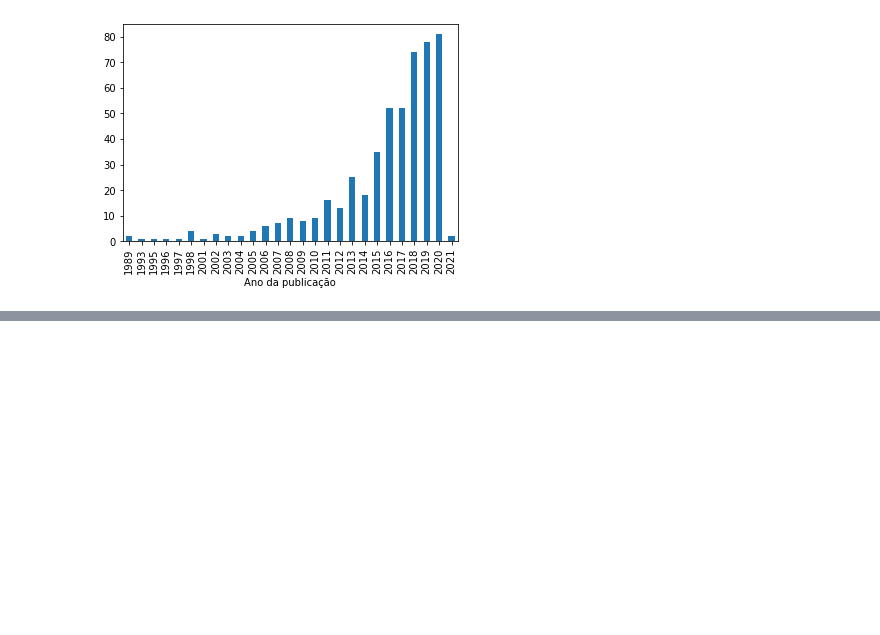
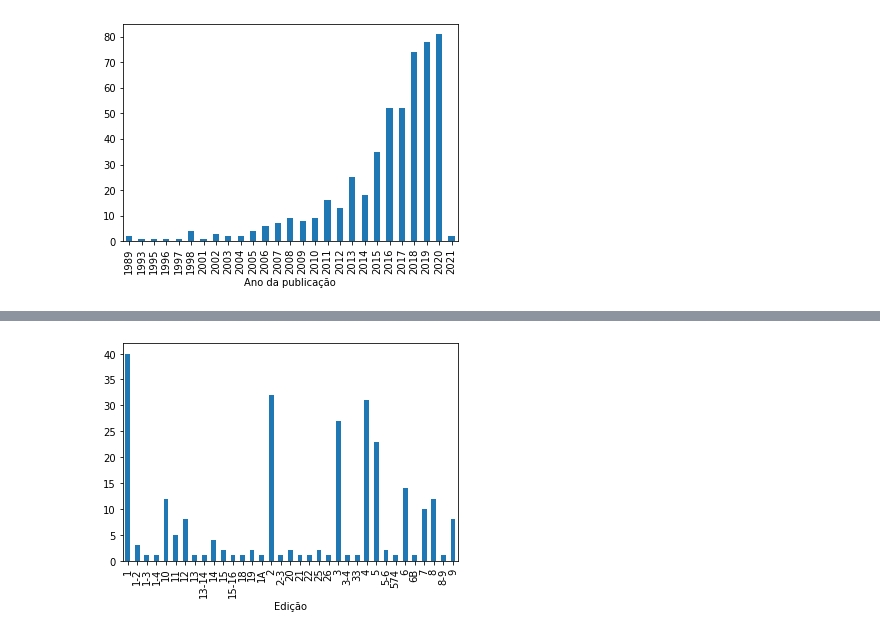
Before and after one commit to azunig/br-microalgal-p1, a Jupyter notebook: code/main_1.ipynb, the cells around one changed output, grey strips where cells are left out. Saved outputs shown, nothing was run; the diff lists cells and outputs as text; code cells hidden in the pictures; blank space fills up the shorter version.

Commit message:
v001
main2.. all info first step.

```diff
--- a/code/main_1.ipynb
+++ b/code/main_1.ipynb
@@ -4,3 +10,6 @@ import matplotlib.pyplot as plt
 # %%
-df = pd.read_csv('~/github/br-microalgal-p1/data/d_1.csv', sep=';')
+url = '~/github/br-microalgal-p1/data/'
+# %%
+df_data1 = pd.read_csv(url+'d_1.csv', sep=';')
+df_data2 = pd.read_csv(url+'ref_1.csv', sep=';')
 # %%
@@ -20,3 +37,8 @@ df.groupby('Ano da publicação')['Título'].nunique().plot(kind='bar')
 plt.show()
 # %% [output]
 [figure]
+# %%
+new_data_1 = pd.melt(df_data1, id_vars=['Título','Autores','Autorias compartilhadas', 'Editores', 'Editores de livros', 'Título da fonte',  'Data de publicação', 'Ano da publicação',  'Volume',  'Edição', 'Número da edição',  'Suplemento', 'Edição especial', 'Página inicial',  'Página final', 'Número do artigo', 'DOI', 'Título da conferência', 'Data da conferência', 'Total de citações', 'Média por ano'], value_vars=['1945','1946','1947','1948','1949','1950','1951','1952','1953','1954','1955','1956','1957','1958','1959','1960','1961','1962','1963','1964','1965','1966','1967','1968','1969','1970','1971','1972','1973','1974','1975','1976','1977','1978','1979','1980','1981','1982','1983','1984','1985','1986','1987','1988','1989','1990','1991','1992','1993','1994','1995','1996','1997','1998','1999','2000','2001','2002','2003','2004','2005','2006','2007','2008','2009','2010','2011','2012','2013','2014','2015','2016','2017','2018','2019','2020','2021'])
+new_data_1.fillna(0)
+#new_data_1['Edição'] = new_data_1['Edição'].fillna(0)
+#new_data_1.info()
@@ -22,0 +59,5 @@ plt.show()
+# %%
+new_data_1.groupby('Edição')['Título da fonte'].nunique().plot(kind='bar')
+plt.show()
+# %% [output]
+[figure, added]
```
Also changed, not shown: parts of 43 cells of this notebook, 4 other files.
